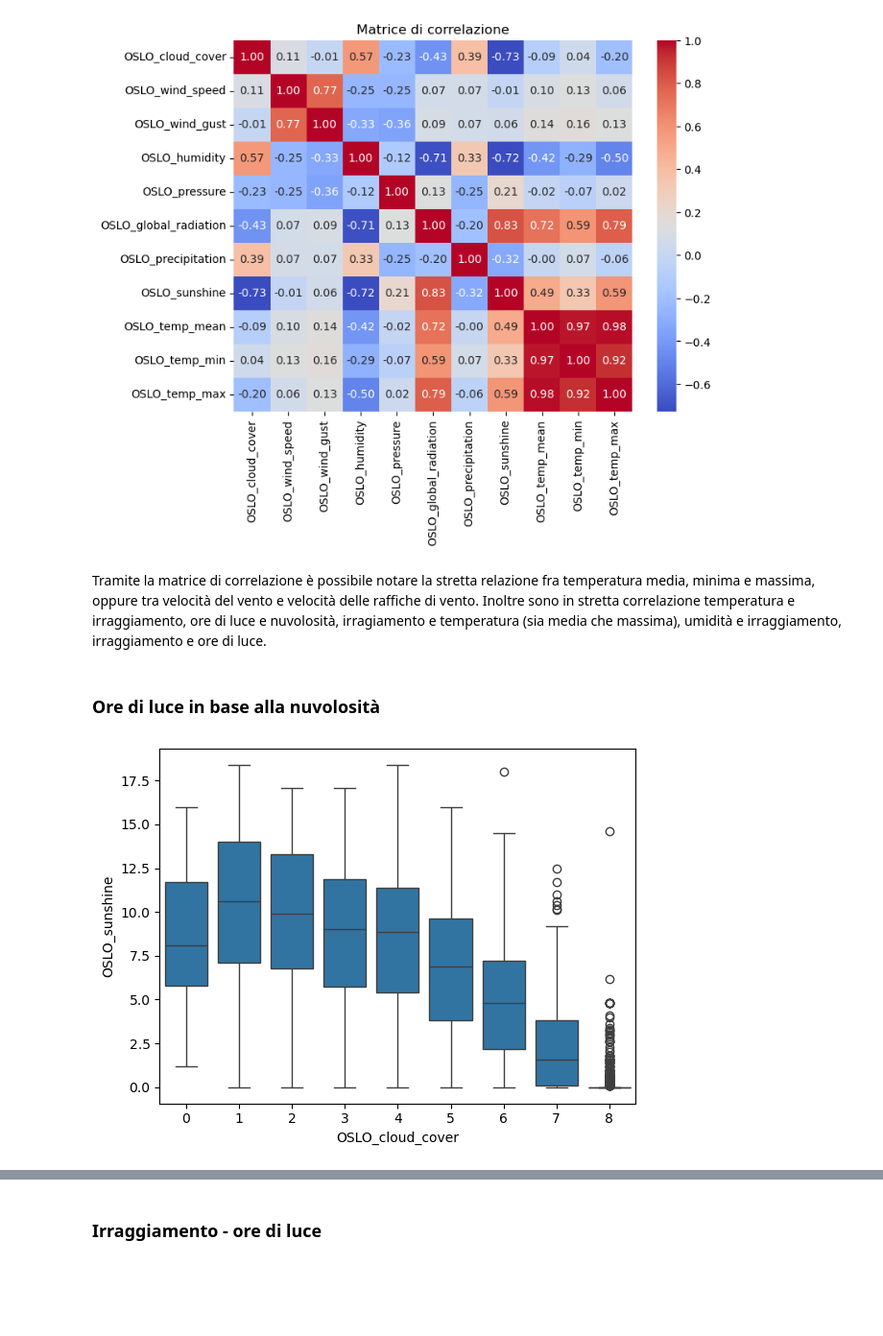
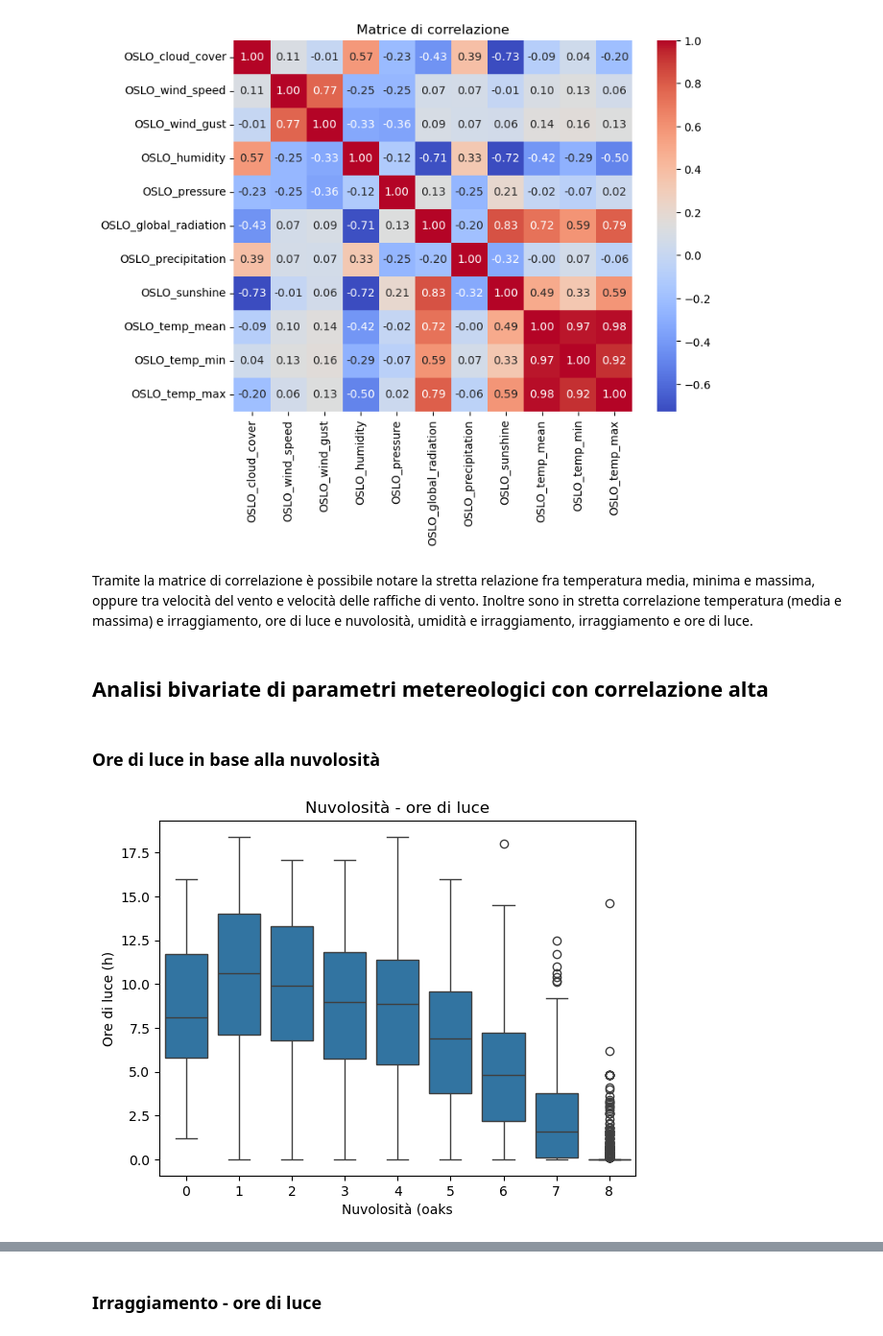
Before and after one commit to aka-buccia/progetto-statistica, a Jupyter notebook: reports/report.ipynb, the cells around one changed output, grey strips where cells are left out. Shown at 96% size. Saved outputs shown, nothing was run; the diff lists cells and outputs as text; code cells hidden in the pictures; blank space fills up the shorter version.

```diff
--- a/reports/report.ipynb
+++ b/reports/report.ipynb
@@ -393,13 +390,18 @@ plt.show()
 # %% [output]
 [figure]
 # %% [markdown]
-Tramite la matrice di correlazione è possibile notare la stretta relazione fra temperatura media, minima e massima, oppure tra velocità del vento e velocità delle raffiche di vento. Inoltre sono in stretta correlazione temperatura e irraggiamento, ore di luce e nuvolosità, irragiamento e temperatura (sia media che massima), umidità e irraggiamento, irraggiamento e ore di luce.
+Tramite la matrice di correlazione è possibile notare la stretta relazione fra temperatura media, minima e massima, oppure tra velocità del vento e velocità delle raffiche di vento. Inoltre sono in stretta correlazione temperatura (media e massima) e irraggiamento, ore di luce e nuvolosità, umidità e irraggiamento, irraggiamento e ore di luce.
+# %% [markdown]
+## Analisi bivariate di parametri metereologici con correlazione alta
 # %% [markdown]
 ### Ore di luce in base alla nuvolosità
 # %%
 sns.boxplot(x = f"{citta}_cloud_cover", y = f"{citta}_sunshine", data = df)
+plt.title("Nuvolosità - ore di luce")
+plt.xlabel("Nuvolosità (oaks")
+plt.ylabel("Ore di luce (h)")
 plt.show()
 # %% [output]
-[figure, old version]
+[figure, new version]
 # %% [markdown]
 Avendo indice di correlazione pari a 0.69, viene studiata la loro variazione congiunta. La nuvolosità è una variabile con distribuzione discreta, quindi si fa uso di boxplot per osservare la distribuzione delle ore di luce (variabile con distribuzione continua) in funzione della nuvolosità.
```
Also changed, not shown: parts of 22 cells of this notebook, 1 other file.
